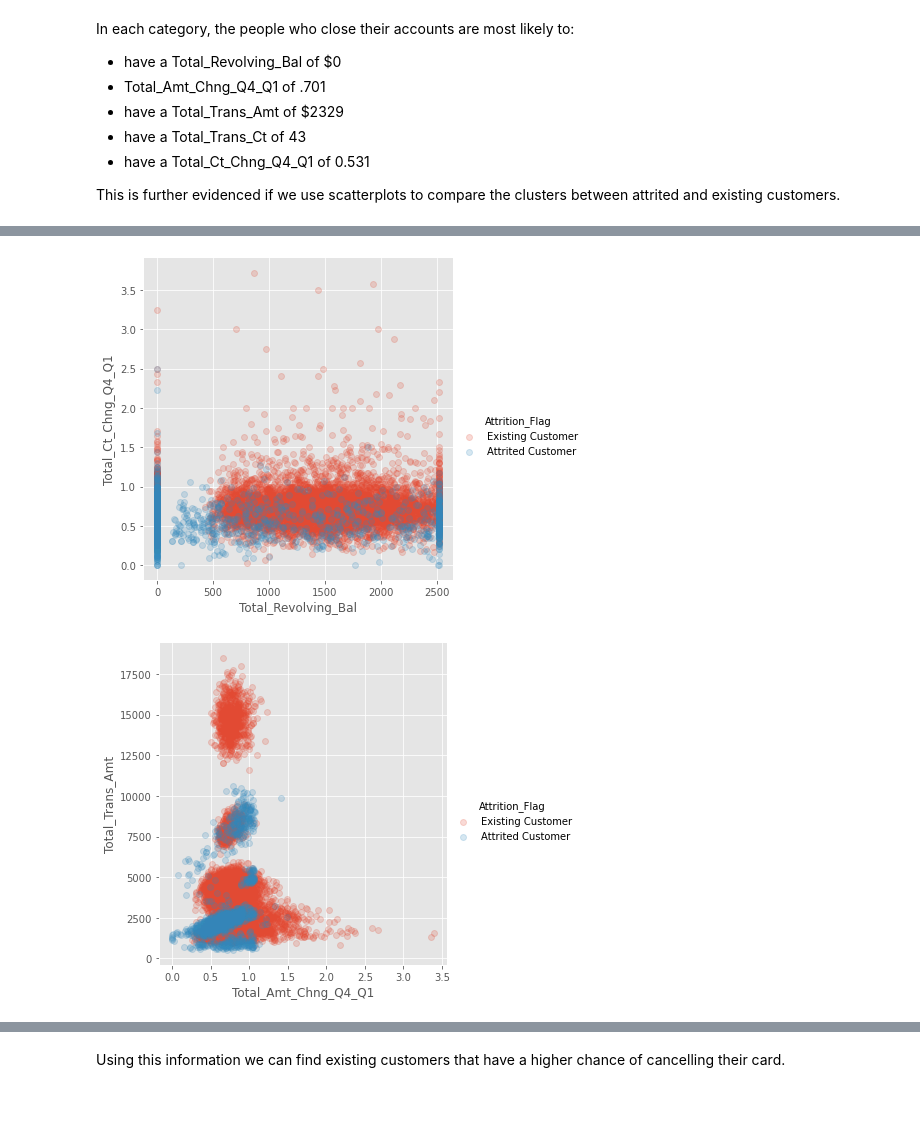
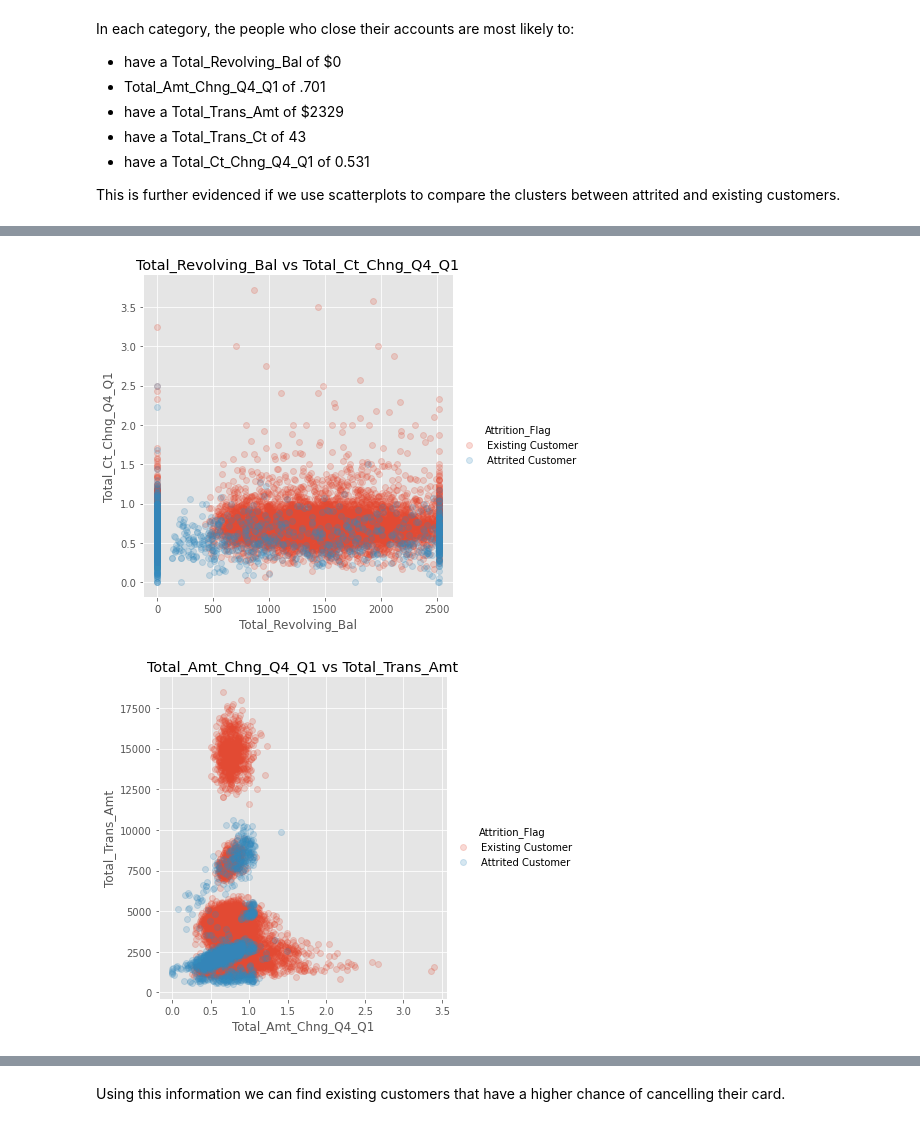
Before and after one commit to nxnlim/Python_Project, a Jupyter notebook: Project_Notebook.ipynb, the cells around one changed output, grey strips where cells are left out. Saved outputs shown, nothing was run; the diff lists cells and outputs as text; code cells hidden in the pictures.

```diff
--- a/Project_Notebook.ipynb
+++ b/Project_Notebook.ipynb
@@ -244,15 +251,17 @@ plt.savefig('lmplot_03.png')
 # %%
 sns.lmplot('Total_Revolving_Bal', 'Total_Ct_Chng_Q4_Q1', bank_data, fit_reg = False,
            hue='Attrition_Flag', scatter_kws = {'alpha':0.2})
+plt.title('Total_Revolving_Bal vs Total_Ct_Chng_Q4_Q1')
 plt.savefig('lmplot_04.png')
 # %% [output]
-[figure, old version]
+[figure, new version]
 # %%
 sns.lmplot('Total_Amt_Chng_Q4_Q1', 'Total_Trans_Amt', bank_data, fit_reg = False,
            hue='Attrition_Flag', scatter_kws = {'alpha':0.2})
+plt.title('Total_Amt_Chng_Q4_Q1 vs Total_Trans_Amt')
 plt.savefig('lmplot_05.png')
 # %% [output]
-[figure, old version]
+[figure, new version]
 # %%
 sns.lmplot('Total_Amt_Chng_Q4_Q1', 'Total_Trans_Ct', bank_data, fit_reg = False,
            hue='Attrition_Flag', scatter_kws = {'alpha':0.2})
```
Also changed, not shown: parts of 18 cells of this notebook, 2 other files.
